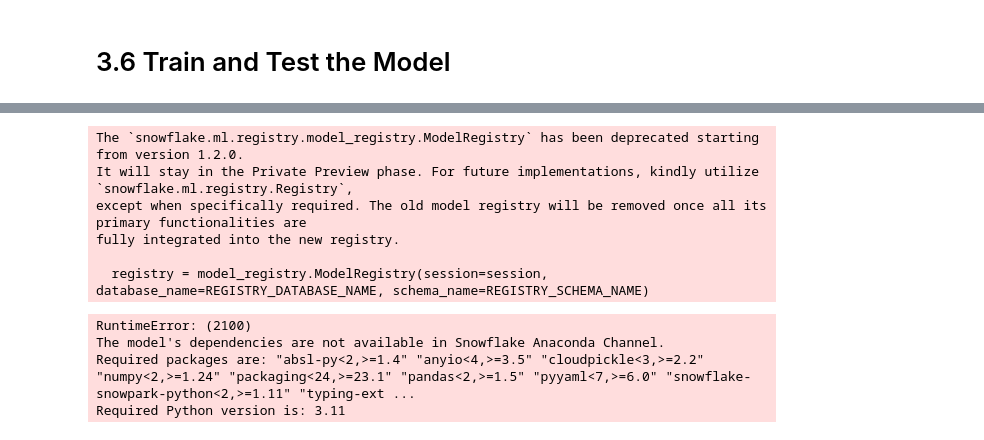
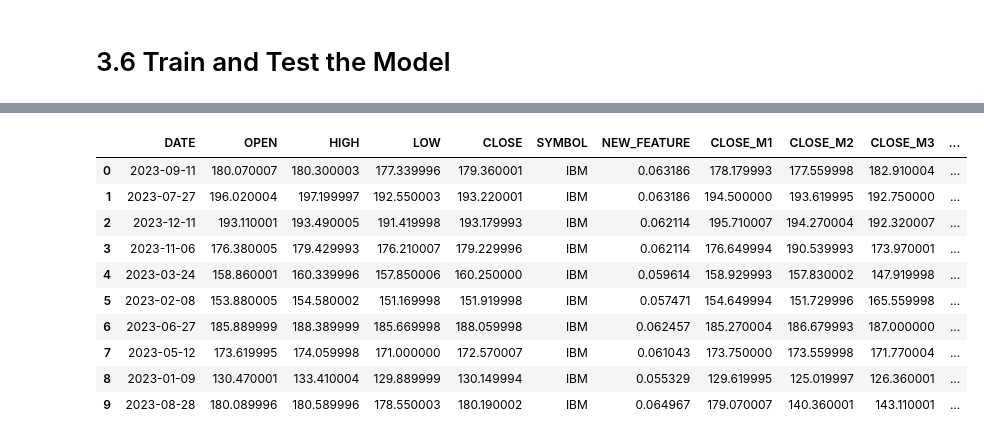
Before and after one commit to sfc-gh-mitaylor/HoL2.0-FS-Predictions, a Jupyter notebook: Part3_Enrich_With_Data_Shares.ipynb, the cells around one changed output, grey strips where cells are left out. Cells and saved outputs as stored; diff of their text form; code cells hidden in the pictures.

Commit message:
Model Reg Fix

```diff
--- a/Part3_Enrich_With_Data_Shares.ipynb
+++ b/Part3_Enrich_With_Data_Shares.ipynb
@@ -115,7 +116,7 @@ sdf_grouped = sdf_grouped.filter((F.col("DATE") >= '2022-01-01'))
 # %% [markdown]
 # 3.5 Join it with our Prior Data
 # %%
-sdf_ml = session.table("ML_PREPPED")
+sdf_ml = session.table("ML_PREDICT")
 sdf_ml = sdf_ml.filter((F.col("SYMBOL") == 'IBM'))
 sdf_joined = sdf_ml.join(sdf_grouped, sdf_ml.DATE == sdf_grouped.DATE, rsuffix="_right", how="left")
 sdf_joined = sdf_joined.rename(F.col("AVG(VALUE)"), "NEW_FEATURE")
@@ -148,35 +149,19 @@ WARNING:snowflake.snowpark.dataframe_na_functions:Input value type doesn't match
 # %%
 REGISTRY_DATABASE_NAME = "MODEL_REGISTRY"
 REGISTRY_SCHEMA_NAME = "PUBLIC"
-registry = model_registry.ModelRegistry(session=session, database_name=REGISTRY_DATABASE_NAME, schema_name=REGISTRY_SCHEMA_NAME)
+native_registry = registry.Registry(session=session, database_name=REGISTRY_DATABASE_NAME, schema_name=REGISTRY_SCHEMA_NAME)
 
 #train
-regressor = LinearRegression(input_cols=["CLOSE_M1", "CLOSE_M2", "CLOSE_M3", "CLOSE_M4", "CLOSE_M5", "NEW_FEATURE"],
+regressor = LinearRegression
+regressor = regressor(input_cols=["CLOSE_M1", "CLOSE_M2", "CLOSE_M3", "CLOSE_M4", "CLOSE_M5"],
                          label_cols=["CLOSE"],
                          output_cols=["CLOSE_PREDICT"])
 regressor.fit(sdf_joined_train)
 
-#register
-MODEL_NAME = "REGRESSION_IBM_W_NEW_DATA"
-MODEL_VERSION = "v3"
-model = registry.log_model(model_name=MODEL_NAME,
-                           model_version=MODEL_VERSION,
-                           model=regressor,
-                           tags={"stage": "testing", "classifier_type": "Lin_Reg"})
-
-# deploy
-model.deploy(deployment_name=MODEL_NAME + MODEL_VERSION,
-             target_method="predict",
-             permanent=True,
-             options={"relax_version": True})
+MODEL_NAME = "REGRESSION_IBM"
+MODEL_VERSION = "v14"
+model = native_registry.log_model(
+    model_name=MODEL_NAME,
+    version_name=MODEL_VERSION,
+    model=regressor,
+)
-# %% [output]
-The `snowflake.ml.registry.model_registry.ModelRegistry` has been deprecated starting from version 1.2.0.
-It will stay in the Private Preview phase. For future implementations, kindly utilize `snowflake.ml.registry.Registry`,
-except when specifically required. The old model registry will be removed once all its primary functionalities are
-fully integrated into the new registry.
-
-  registry = model_registry.ModelRegistry(session=session, database_name=REGISTRY_DATABASE_NAME, schema_name=REGISTRY_SCHEMA_NAME)
-RuntimeError: (2100)
-The model's dependencies are not available in Snowflake Anaconda Channel.
-Required packages are: "absl-py<2,>=1.4" "anyio<4,>=3.5" "cloudpickle<3,>=2.2" "numpy<2,>=1.24" "packaging<24,>=23.1" "pandas<2,>=1.5" "pyyaml<7,>=6.0" "snowflake-snowpark-python<2,>=1.11" "typing-ext ...
-Required Python version is: 3.11
@@ -185,0 +168,15 @@ model.predict(deployment_name=MODEL_NAME + MODEL_VERSION, data=sdf_filt_test).li
+# %%
+model_ = native_registry.get_model(MODEL_NAME).version(MODEL_VERSION)
+model_.run(sdf_joined_test, function_name="predict").limit(10).to_pandas()
+# %% [output]
+|  | DATE | OPEN | HIGH | LOW | CLOSE | SYMBOL | NEW_FEATURE | CLOSE_M1 | CLOSE_M2 | CLOSE_M3 | ... |
+| 0 | 2023-09-11 | 180.070007 | 180.300003 | 177.339996 | 179.360001 | IBM | 0.063186 | 178.179993 | 177.559998 | 182.910004 | ... |
+| 1 | 2023-07-27 | 196.020004 | 197.199997 | 192.550003 | 193.220001 | IBM | 0.063186 | 194.500000 | 193.619995 | 192.750000 | ... |
+| 2 | 2023-12-11 | 193.110001 | 193.490005 | 191.419998 | 193.179993 | IBM | 0.062114 | 195.710007 | 194.270004 | 192.320007 | ... |
+| 3 | 2023-11-06 | 176.380005 | 179.429993 | 176.210007 | 179.229996 | IBM | 0.062114 | 176.649994 | 190.539993 | 173.970001 | ... |
+| 4 | 2023-03-24 | 158.860001 | 160.339996 | 157.850006 | 160.250000 | IBM | 0.059614 | 158.929993 | 157.830002 | 147.919998 | ... |
+| 5 | 2023-02-08 | 153.880005 | 154.580002 | 151.169998 | 151.919998 | IBM | 0.057471 | 154.649994 | 151.729996 | 165.559998 | ... |
+| 6 | 2023-06-27 | 185.889999 | 188.389999 | 185.669998 | 188.059998 | IBM | 0.062457 | 185.270004 | 186.679993 | 187.000000 | ... |
+| 7 | 2023-05-12 | 173.619995 | 174.059998 | 171.000000 | 172.570007 | IBM | 0.061043 | 173.750000 | 173.559998 | 171.770004 | ... |
+| 8 | 2023-01-09 | 130.470001 | 133.410004 | 129.889999 | 130.149994 | IBM | 0.055329 | 129.619995 | 125.019997 | 126.360001 | ... |
+| 9 | 2023-08-28 | 180.089996 | 180.589996 | 178.550003 | 180.190002 | IBM | 0.064967 | 179.070007 | 140.360001 | 143.110001 | ... |
```
Also changed, not shown: parts of 8 cells of this notebook, 3 other files.
